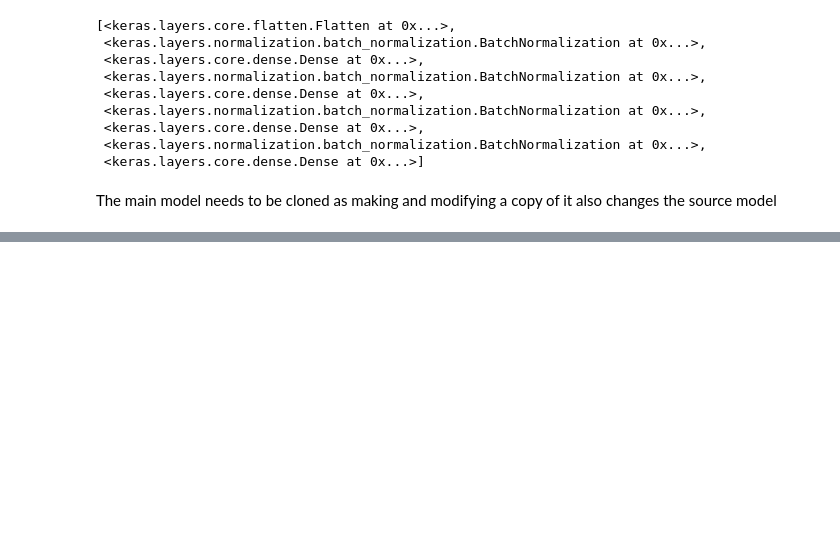
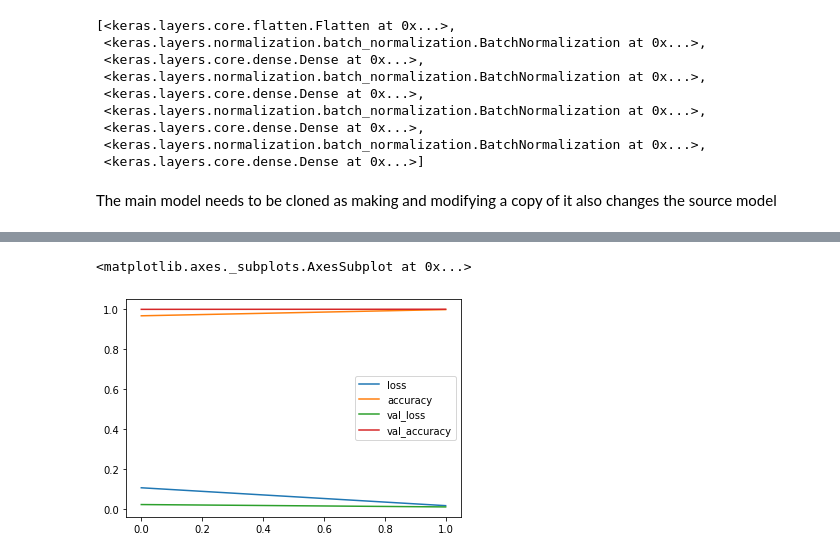
Before and after one commit to rahuljungbahadur/hands_on_ml_book, a Jupyter notebook: fashionMNIST_transferLearning_Sequential.ipynb, the cells around one changed output, grey strips where cells are left out. Cells and saved outputs as stored; diff of their text form; code cells hidden in the pictures; blank space fills up the shorter version.

```diff
--- a/fashionMNIST_transferLearning_Sequential.ipynb
+++ b/fashionMNIST_transferLearning_Sequential.ipynb
@@ -79,5 +69,7 @@ y_train_tl = np.where(y_train_tl==6, 0, 1)
 # %%
 y_test_tl = np.where(y_test_tl==6, 0, 1)
+# %%
+y_test_tl = y_test_tl.astype(int)
 # %%
 np.unique(y_train_main)  ## Convert 8 and 9 to 6 and 7
 # %% [output]
@@ -234,0 +223,2 @@ for layer in tl_model.layers:
+# %%
+tl_model.compile(optimizer='adam', loss='binary_crossentropy', metrics=['accuracy'])
@@ -236,0 +269,2 @@ tl_model.
+# %%
+tl_model.fit(x=X_train_tl, y=y_train_tl, epochs=2, batch_size=32, validation_data=(X_test_tl, y_test_tl))
@@ -236,0 +277,5 @@ tl_model.
+# %%
+pd.DataFrame(tl_model.history.history).plot(kind='line')
+# %% [output]
+<matplotlib.axes._subplots.AxesSubplot at 0x...>
+[figure, added]
```
Also changed, not shown: parts of 16 cells of this notebook.
